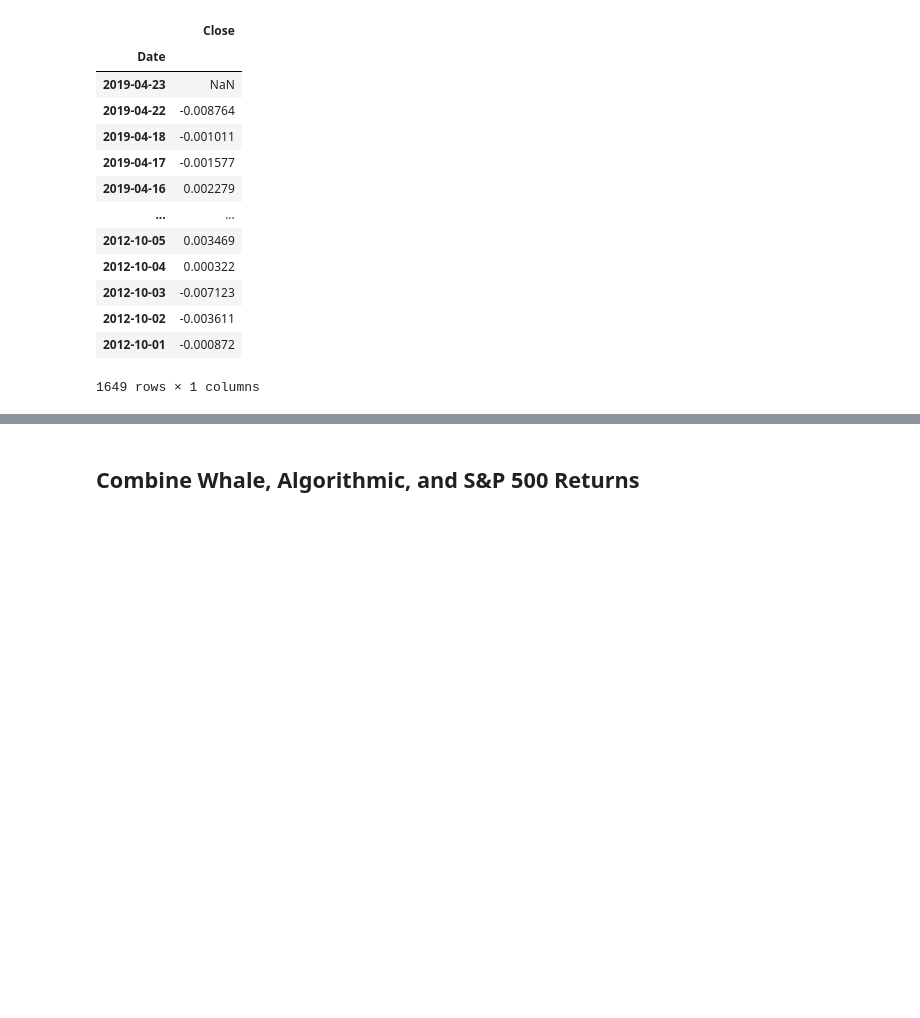
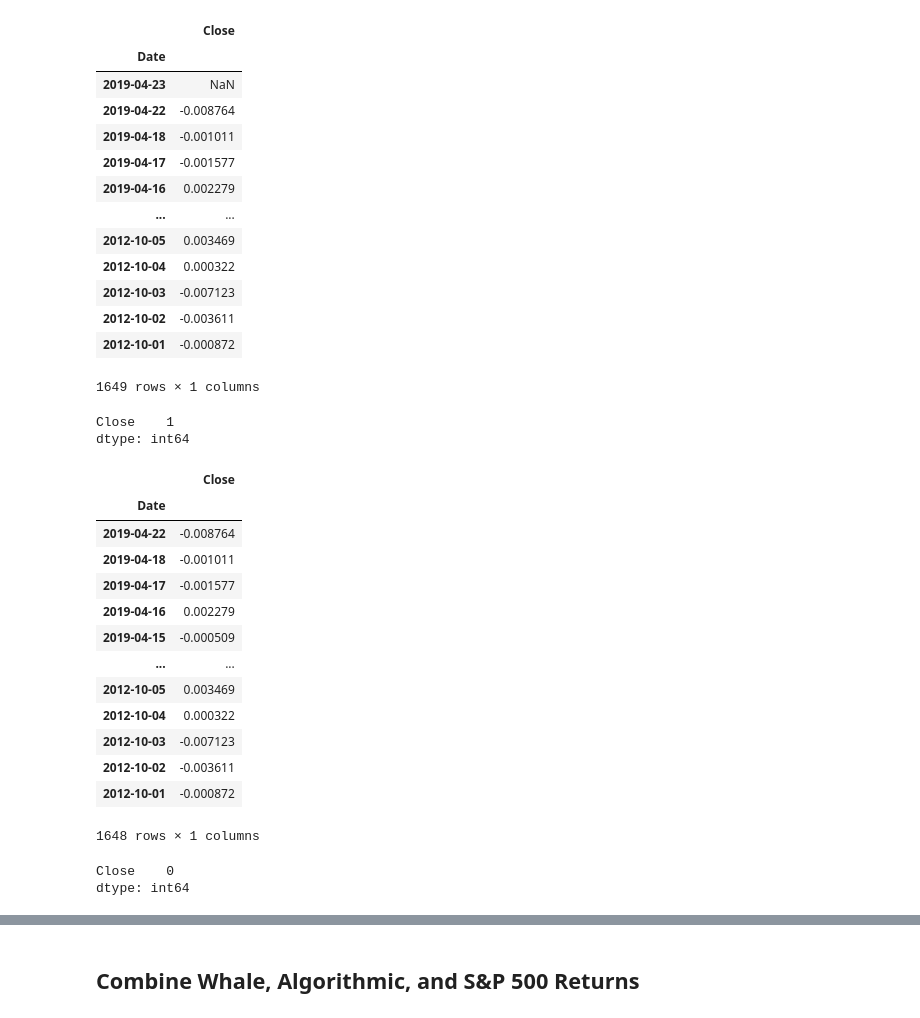
Before and after one commit to jordan-gilmartin/pandas-portfolio-analysis, a Jupyter notebook: whale_analysis.ipynb, the cells around one changed output, grey strips where cells are left out. Drawn from its saved outputs; the diff is of its cells as text; code cells hidden in the pictures; blank space fills up the shorter version.

```diff
--- a/whale_analysis.ipynb
+++ b/whale_analysis.ipynb
@@ -191,7 +191,34 @@ daily_return
 | 2012-10-02 | -0.003611 |
 | 2012-10-01 | -0.000872 |
 1649 rows × 1 columns
+# %%
+sp500_df.isnull().sum()
+# %% [output]
+Close    1
+dtype: int64
 # %%
 # Drop nulls
+sp500_df = sp500_df.dropna()
+sp500_df
+# %% [output]
+|  | Close |
+| Date |  |
+| 2019-04-22 | -0.008764 |
+| 2019-04-18 | -0.001011 |
+| 2019-04-17 | -0.001577 |
+| 2019-04-16 | 0.002279 |
+| 2019-04-15 | -0.000509 |
+| ... | ... |
+| 2012-10-05 | 0.003469 |
+| 2012-10-04 | 0.000322 |
+| 2012-10-03 | -0.007123 |
+| 2012-10-02 | -0.003611 |
+| 2012-10-01 | -0.000872 |
+1648 rows × 1 columns
+# %%
+sp500_df.isnull().sum()
+# %% [output]
+Close    0
+dtype: int64
 # %%
 # Rename `Close` Column to be specific to this portfolio.
```
Also changed, not shown: parts of 3 cells of this notebook.
